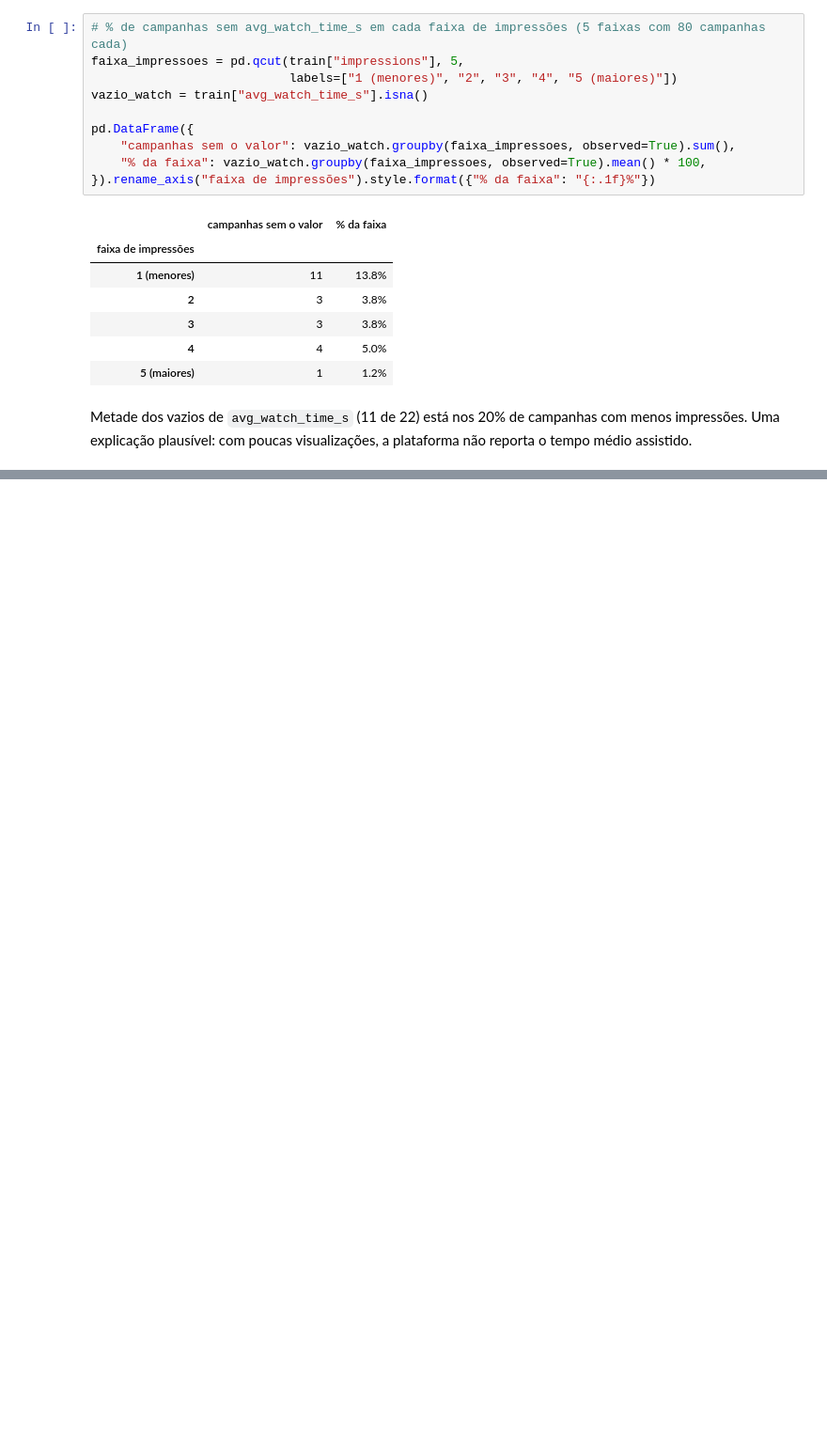
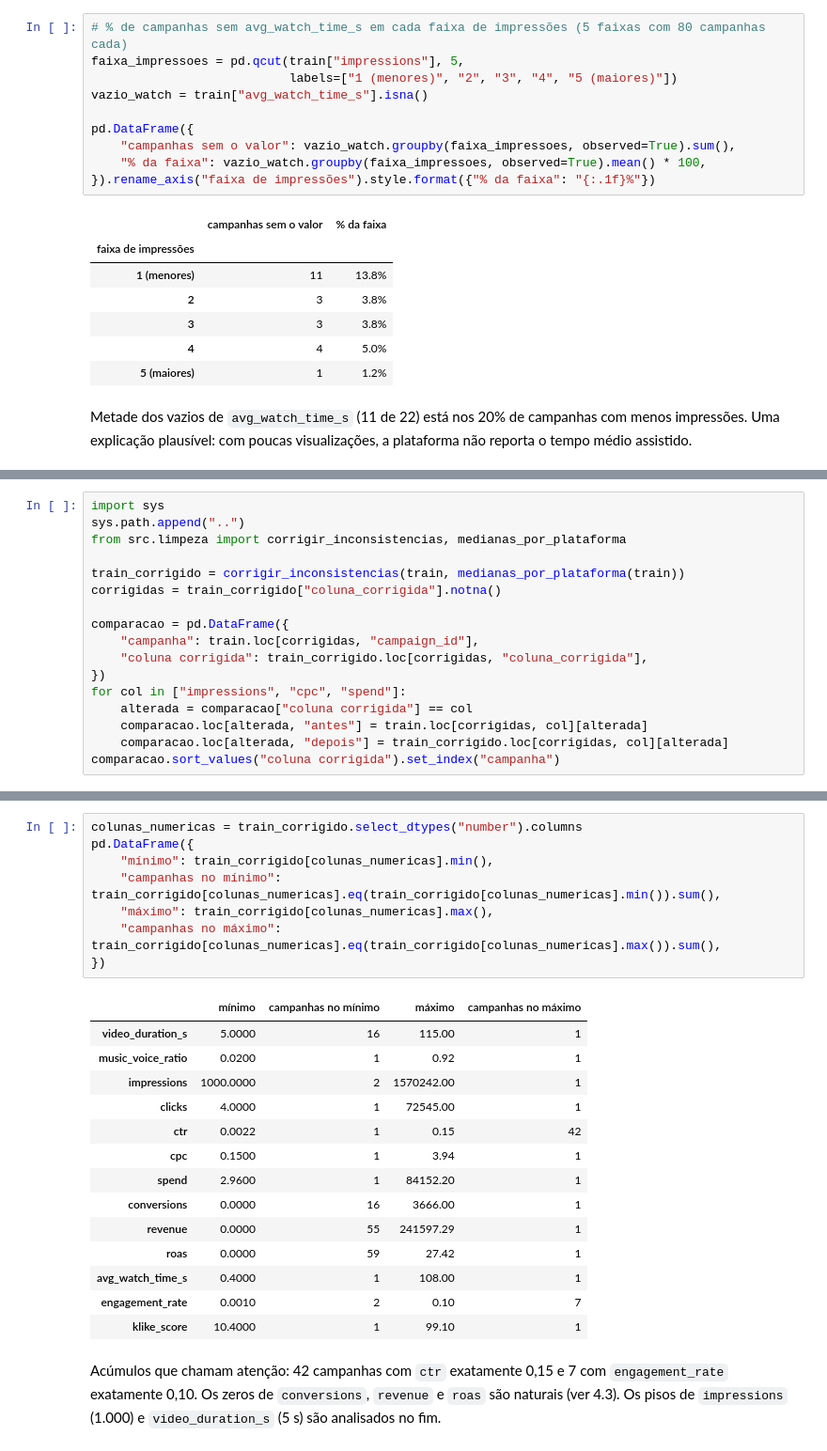
Before and after one commit to JoaoVivacqua/klike-challenge, a Jupyter notebook: notebooks/01_eda.ipynb, the cells around one changed output, grey strips where cells are left out. Shown at 94% size. Saved outputs shown, nothing was run; the diff lists cells and outputs as text; blank space fills up the shorter version.

```diff
--- a/notebooks/01_eda.ipynb
+++ b/notebooks/01_eda.ipynb
@@ -274,0 +385,17 @@ Observações do 4.1:
+# %%
+import sys
+sys.path.append("..")
+from src.limpeza import corrigir_inconsistencias, medianas_por_plataforma
+
+train_corrigido = corrigir_inconsistencias(train, medianas_por_plataforma(train))
+corrigidas = train_corrigido["coluna_corrigida"].notna()
+
+comparacao = pd.DataFrame({
+    "campanha": train.loc[corrigidas, "campaign_id"],
+    "coluna corrigida": train_corrigido.loc[corrigidas, "coluna_corrigida"],
+})
+for col in ["impressions", "cpc", "spend"]:
+    alterada = comparacao["coluna corrigida"] == col
+    comparacao.loc[alterada, "antes"] = train.loc[corrigidas, col][alterada]
+    comparacao.loc[alterada, "depois"] = train_corrigido.loc[corrigidas, col][alterada]
+comparacao.sort_values("coluna corrigida").set_index("campanha")
@@ -274,0 +505,25 @@ Observações do 4.1:
+# %%
+colunas_numericas = train_corrigido.select_dtypes("number").columns
+pd.DataFrame({
+    "mínimo": train_corrigido[colunas_numericas].min(),
+    "campanhas no mínimo": train_corrigido[colunas_numericas].eq(train_corrigido[colunas_numericas].min()).sum(),
+    "máximo": train_corrigido[colunas_numericas].max(),
+    "campanhas no máximo": train_corrigido[colunas_numericas].eq(train_corrigido[colunas_numericas].max()).sum(),
+})
+# %% [output]
+|  | mínimo | campanhas no mínimo | máximo | campanhas no máximo |
+| video_duration_s | 5.0000 | 16 | 115.00 | 1 |
+| music_voice_ratio | 0.0200 | 1 | 0.92 | 1 |
+| impressions | 1000.0000 | 2 | 1570242.00 | 1 |
+| clicks | 4.0000 | 1 | 72545.00 | 1 |
+| ctr | 0.0022 | 1 | 0.15 | 42 |
+| cpc | 0.1500 | 1 | 3.94 | 1 |
+| spend | 2.9600 | 1 | 84152.20 | 1 |
+| conversions | 0.0000 | 16 | 3666.00 | 1 |
+| revenue | 0.0000 | 55 | 241597.29 | 1 |
+| roas | 0.0000 | 59 | 27.42 | 1 |
+| avg_watch_time_s | 0.4000 | 1 | 108.00 | 1 |
+| engagement_rate | 0.0010 | 2 | 0.10 | 7 |
+| klike_score | 10.4000 | 1 | 99.10 | 1 |
+# %% [markdown]
+Acúmulos que chamam atenção: 42 campanhas com `ctr` exatamente 0,15 e 7 com `engagement_rate` exatamente 0,10. Os zeros de `conversions`, `revenue` e `roas` são naturais (ver 4.3). Os pisos de `impressions` (1.000) e `video_duration_s` (5 s) são analisados no fim.
```
Also changed, not shown: parts of 38 cells of this notebook, 2 other files.
